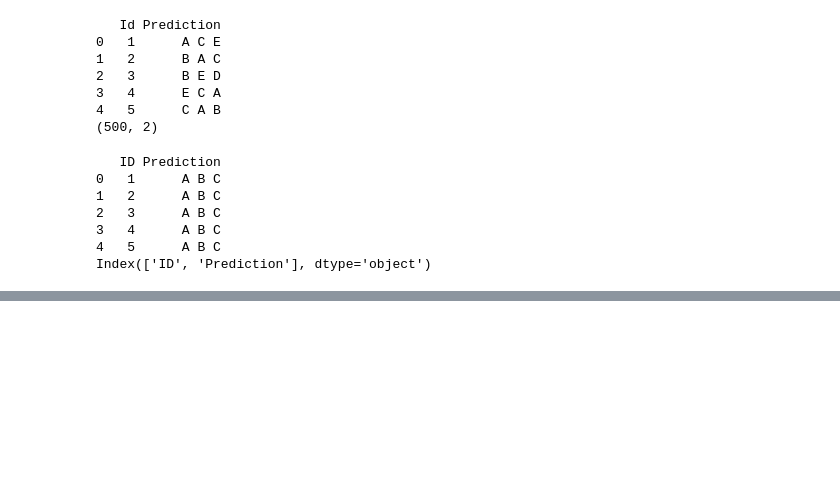
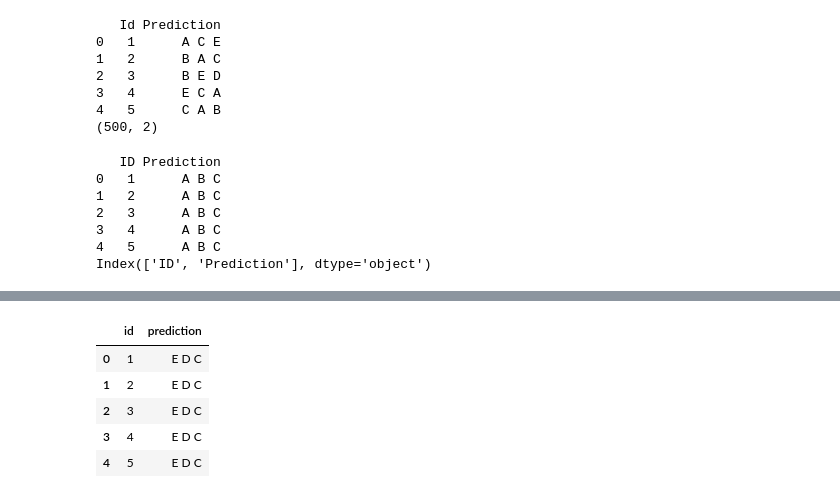
Before and after one commit to 22f3001807/dl-22f3001807-notebook-t22026, a Jupyter notebook: 22f3001807-notebook-2026t2.ipynb, the cells around one changed output, grey strips where cells are left out. Drawn from its saved outputs; the diff is of its cells as text; code cells hidden in the pictures; blank space fills up the shorter version.

```diff
--- a/22f3001807-notebook-2026t2.ipynb
+++ b/22f3001807-notebook-2026t2.ipynb
@@ -322,0 +363,5 @@ tokenized_train = train_ds.map(
+# %%
+import evaluate
+
+accuracy = evaluate.load("accuracy")
+f1 = evaluate.load("f1")
@@ -322,0 +439,13 @@ tokenized_train = train_ds.map(
+# %%
+test_ds = test_ds.remove_columns(
+    [col for col in test_ds.column_names if col not in ["input_ids", "attention_mask"]]
+)
+
+test_ds.set_format(
+    type="torch",
+    columns=["input_ids", "attention_mask"]
+)
+
+predictions = trainer.predict(test_ds)
+
+logits = predictions.predictions
@@ -322,0 +454,29 @@ tokenized_train = train_ds.map(
+# %%
+labels = np.array(["A","B","C","D","E"])
+
+top3 = []
+
+for row in logits:
+
+    idx = np.argsort(row)[::-1][:3]
+
+    top3.append(" ".join(labels[idx]))
+# %%
+submission = pd.DataFrame({
+
+    "id": test_df["id"],
+
+    "prediction": top3
+
+})
+
+submission.to_csv("submission.csv", index=False)
+
+submission.head()
+# %% [output]
+|  | id | prediction |
+| 0 | 1 | E D C |
+| 1 | 2 | E D C |
+| 2 | 3 | E D C |
+| 3 | 4 | E D C |
+| 4 | 5 | E D C |
```
Also changed, not shown: parts of 19 cells of this notebook.
